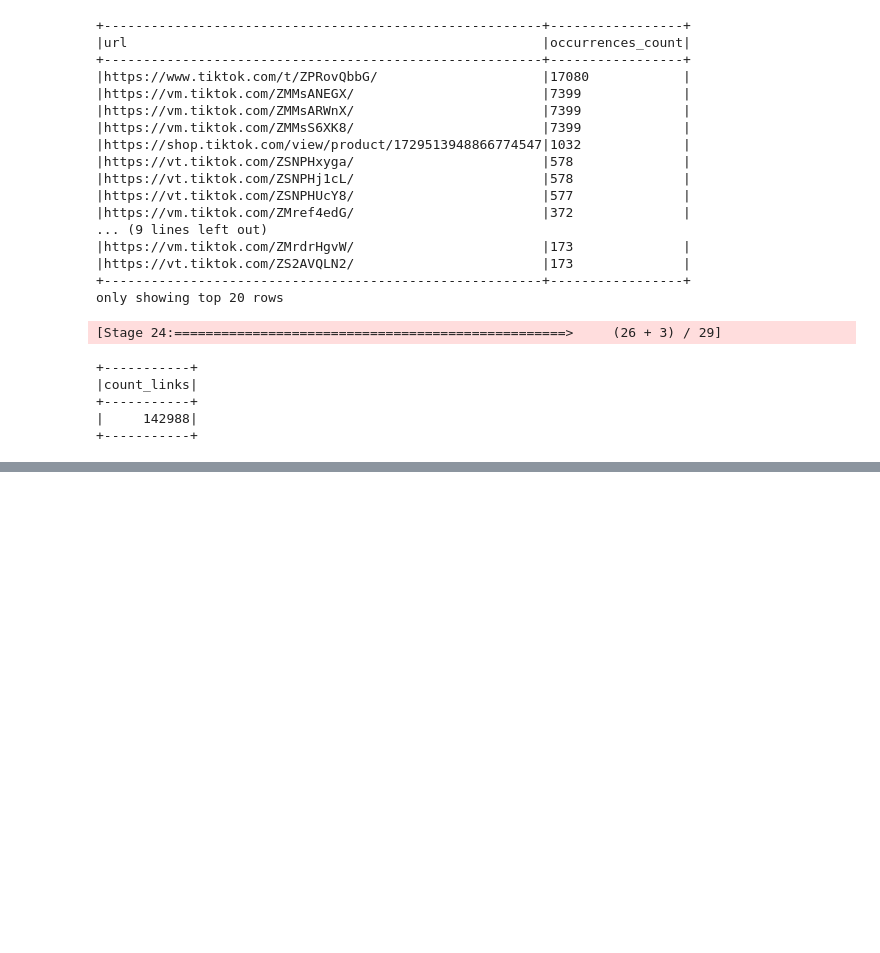
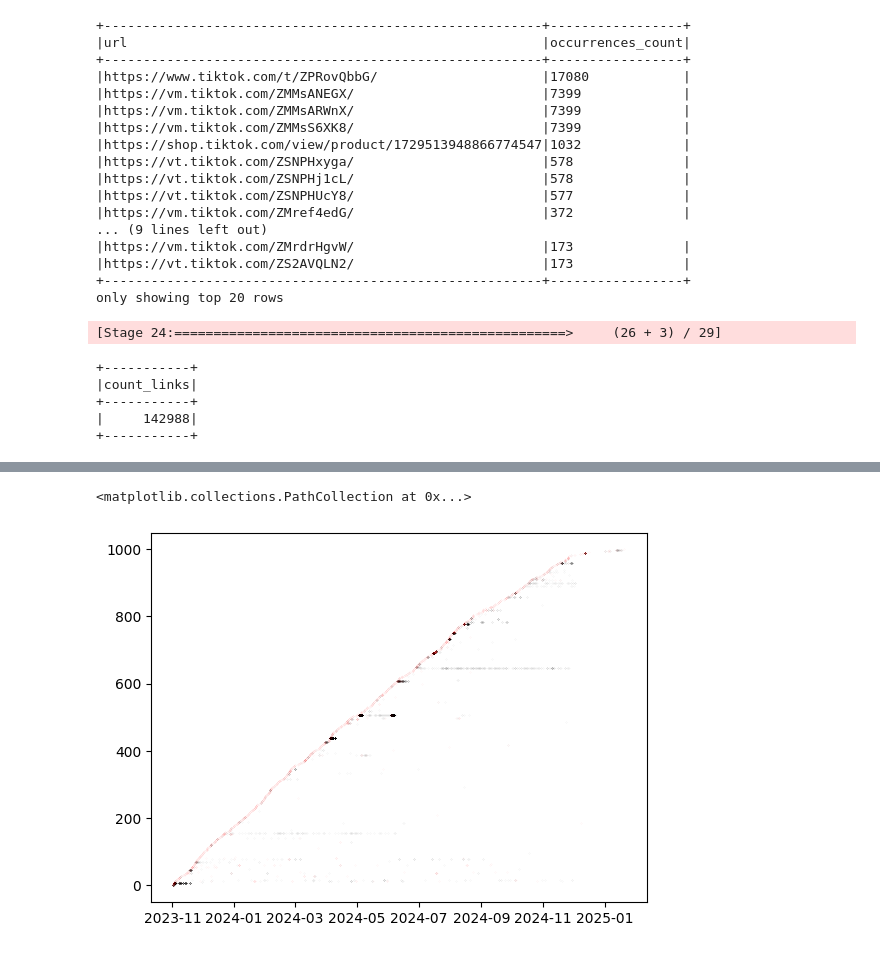
Before and after one commit to MateusoBrito/US-Election-On-Telegram, a Jupyter notebook: notebooks/05_Links.ipynb, the cells around one changed output, grey strips where cells are left out. Drawn from its saved outputs; the diff is of its cells as text; code cells hidden in the pictures; blank space fills up the shorter version.

```diff
--- a/notebooks/05_Links.ipynb
+++ b/notebooks/05_Links.ipynb
@@ -419,0 +464,23 @@ tiktok_links = spark.sql("""
+# %%
+import pandas as pd
+import json
+
+# Carrega a lista de dicionários do arquivo (como você já fez)
+data_list = []
+try:
+    with open(file_path, 'r', encoding='utf-8') as f:
+        for line in f:
+            if line.strip():
+                data_list.append(json.loads(line))
+except FileNotFoundError:
+    print(f"ERRO: O arquivo '{file_path}' não foi encontrado.")
+    exit()
+
+# Use json_normalize para achatar a estrutura diretamente
+urls = pd.json_normalize(
+    data_list,
+    record_path='occurrences', # A chave que contém a lista a ser "explodida"
+    meta=['url']              # Colunas do objeto principal a serem mantidas em cada linha
+)
+
+display(urls)
@@ -419,0 +501,20 @@ tiktok_links = spark.sql("""
+# %%
+url='url' #PUT HERE THE NAME OF THE COLUMN
+chat_id='folder' #PUT HERE THE NAME OF THE COLUMN
+timestamp='date' #PUT HERE THE NAME OF THE COLUMN
+urls[timestamp] = pd.to_datetime(urls[timestamp])
+
+urls=urls.sort_values(timestamp)
+unique_url=urls[url].unique()
+mapper=dict(zip(unique_url,range(len(unique_url))))
+
+urls['url_id']=urls[url].map(mapper)
+urls['duplicated']=urls.duplicated(subset=['folder','url_id'])
+
+
+plt.scatter(urls[urls['duplicated']][timestamp],urls[urls['duplicated']]['url_id'],marker='.',s=0.1,alpha=0.1,c='k')
+
+plt.scatter(urls[~urls['duplicated']][timestamp],urls[~urls['duplicated']]['url_id'],marker='.',s=0.1,alpha=0.1,c='r')
+# %% [output]
+<matplotlib.collections.PathCollection at 0x...>
+[figure, added]
```
Also changed, not shown: parts of 5 cells of this notebook, 2 other files.
